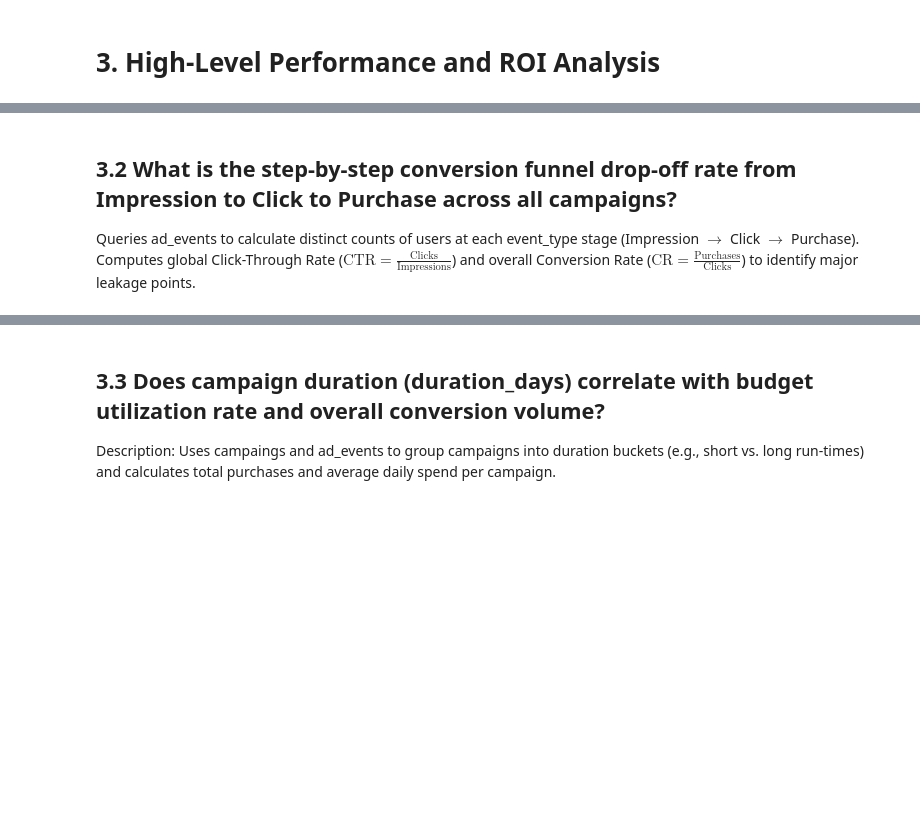
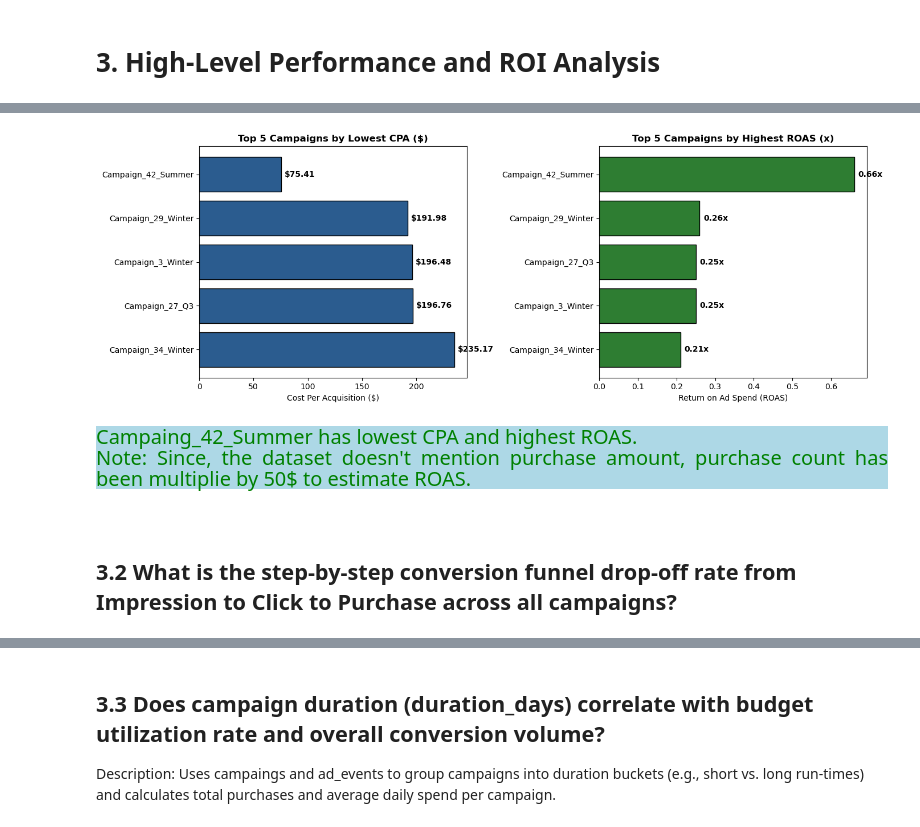
Before and after one commit to Kartika-Nidhi/Social_Media_Ads_Performance_Analysis_SQL, a Jupyter notebook: SocialMediaAdsPerformance.ipynb, the cells around one changed output, grey strips where cells are left out. Saved outputs shown, nothing was run; the diff lists cells and outputs as text; code cells hidden in the pictures; blank space fills up the shorter version.

```diff
--- a/SocialMediaAdsPerformance.ipynb
+++ b/SocialMediaAdsPerformance.ipynb
@@ -268,0 +286,20 @@ Joins campaings, ads, and ad_events. Aggregates total_budget per campaign and di
+# %%
+query = """
+
+   SELECT
+        c.campaign_id,
+        c.name AS campaign_name,
+        c.total_budget,
+        COUNT(ae.event_id) AS total_purchases,
+        ROUND((COUNT(ae.event_id) * 50) / NULLIF(c.total_budget, 0), 2) AS roas
+    FROM campaings c
+    JOIN ads a ON c.campaign_id = a.campaign_id
+    JOIN ad_events ae ON a.ad_id = ae.ad_id
+    WHERE ae.event_type = 'Purchase'
+    GROUP BY c.campaign_id, c.name, c.total_budget
+    ORDER BY roas DESC
+    LIMIT 5;
+    """
+
+df2 = pd.read_sql(query, engine)
+df2
@@ -269,3 +313,34 @@ Joins campaings, ads, and ad_events. Aggregates total_budget per campaign and di
+# %%
+
+
+fig, axes = plt.subplots(1, 2, figsize=(14, 5))
+
+# Plot 1: CPA (Cost Per Acquisition)
+bars1 = axes[0].barh(df1['campaign_name'], df1['cpa'], color='#2b5c8f', edgecolor='black')
+axes[0].set_title('Top 5 Campaigns by Lowest CPA ($)', fontsize=12, fontweight='bold')
+axes[0].set_xlabel('Cost Per Acquisition ($)', fontsize=10)
+axes[0].invert_yaxis()  # Rank #1 at top
+for bar in bars1:
+    width = bar.get_width()
+    axes[0].text(width + 3, bar.get_y() + bar.get_height()/2, f'${width:.2f}', va='center', fontweight='bold')
+
+# Plot 2: ROAS (Return on Ad Spend)
+bars2 = axes[1].barh(df2['campaign_name'], df2['roas'], color='#2e7d32', edgecolor='black')
+axes[1].set_title('Top 5 Campaigns by Highest ROAS (x)', fontsize=12, fontweight='bold')
+axes[1].set_xlabel('Return on Ad Spend (ROAS)', fontsize=10)
+axes[1].invert_yaxis()
+for bar in bars2:
+    width = bar.get_width()
+    axes[1].text(width + 0.01, bar.get_y() + bar.get_height()/2, f'{width:.2f}x', va='center', fontweight='bold')
+
+plt.tight_layout()
+plt.show()
+# %% [output]
+[figure, added]
+# %% [markdown]
+<div style = "background-color:lightblue; color:green; font-size:20px; text-align:justify">Campaing_42_Summer has lowest CPA and highest ROAS.<br>
+Note: Since, the dataset doesn't mention purchase amount, purchase count has been multiplie by 50$ to estimate ROAS.
+# %% [markdown]
+<div>
 # %% [markdown]
 ## 3.2 What is the step-by-step conversion funnel drop-off rate from Impression to Click to Purchase across all campaigns?
- Queries ad_events to calculate distinct counts of users at each event_type stage (Impression $\rightarrow$ Click $\rightarrow$ Purchase). Computes global Click-Through Rate ($\text{CTR} = \frac{\text{Clicks}}{\text{Impressions}}$) and overall Conversion Rate ($\text{CR} = \frac{\text{Purchases}}{\text{Clicks}}$) to identify major leakage points.
```
Also changed, not shown: parts of 8 cells of this notebook.
